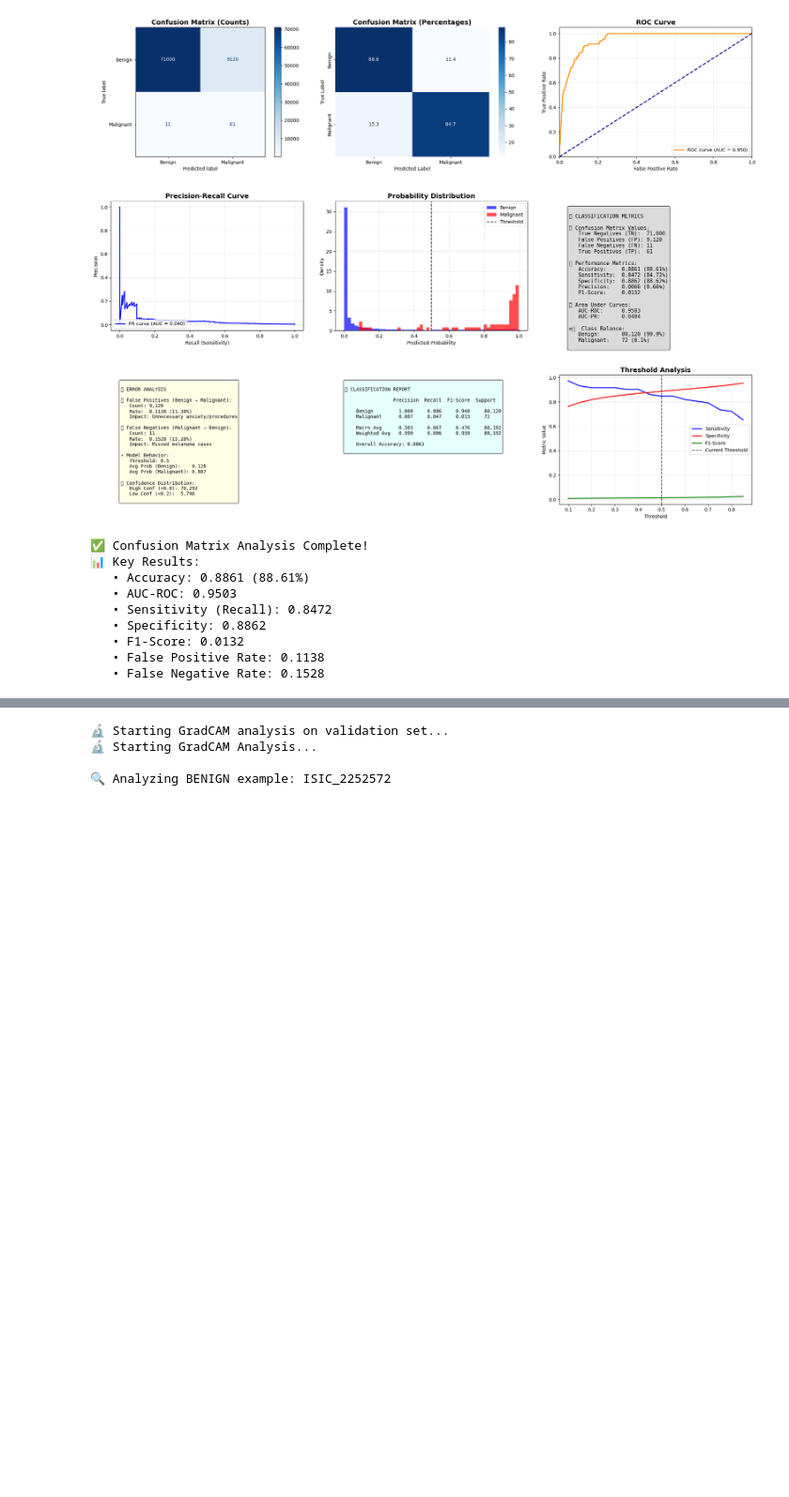
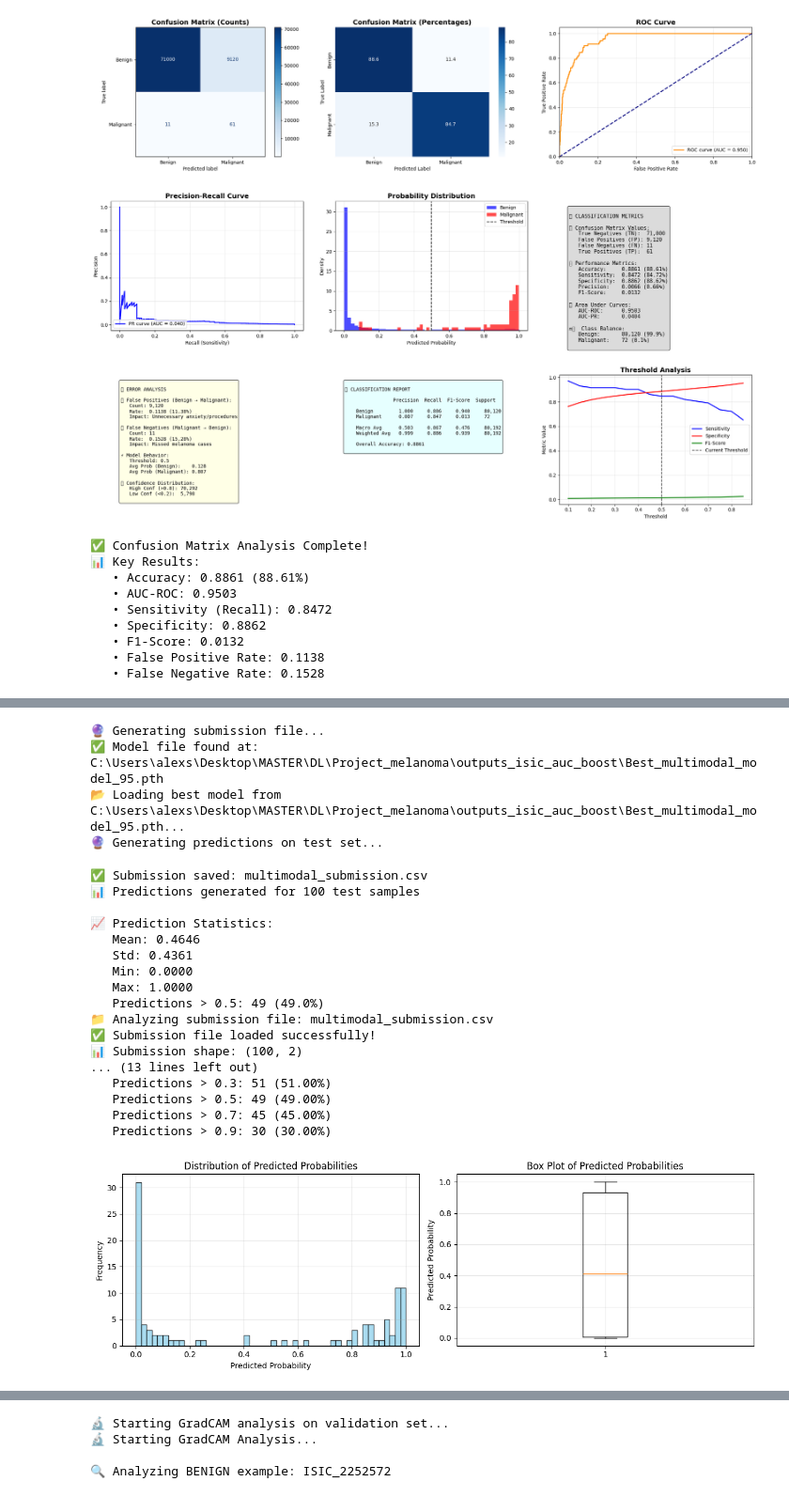
Before and after one commit to sprieton/ISIC_DL, a Jupyter notebook: model_95_ROC_AUC.ipynb, the cells around one changed output, grey strips where cells are left out. Shown at 94% size. Saved outputs shown, nothing was run; the diff lists cells and outputs as text; code cells hidden in the pictures; blank space fills up the shorter version.

Commit message:
full runn notebook and model

```diff
--- a/model_95_ROC_AUC.ipynb
+++ b/model_95_ROC_AUC.ipynb
@@ -1180,7 +1171,7 @@ print("📋 Use: analyze_gradcam_examples() to visualize predictions")
 # SUBMISSION FILE ANALYSIS
 # =============================================================================
 
-def analyze_submission_file(submission_path="submission_1.csv"):
+def analyze_submission_file(submission_path="multimodal_submission.csv"):
     """
     Analyze the submission file format and statistics
     """
@@ -1203,10 +1194,10 @@ def analyze_submission_file(submission_path="submission_1.csv"):
     missing_columns = [col for col in required_columns if col not in submission_df.columns]
 
     if missing_columns:
-        print(f"❌ Missing required columns: {missing_columns}")
+        print(f"Missing required columns: {missing_columns}")
         return None
 
-    print(f"✅ All required columns present")
+    print(f"All required columns present")
 
     # Analyze predictions
     predictions = submission_df['target']
@@ -1247,7 +1238,7 @@ def analyze_submission_file(submission_path="submission_1.csv"):
     plt.show()
 
     # Show first few rows
-    print(f"\n📋 First 10 rows of submission:")
+    print(f"\nFirst 10 rows of submission:")
     print(submission_df.head(10).to_string(index=False))
 
     # Check for duplicates
@@ -1263,7 +1254,7 @@ def analyze_submission_file(submission_path="submission_1.csv"):
         print(f"\n⚠️  Missing values found:")
         print(missing_values)
     else:
-        print(f"\n✅ No missing values found")
+        pass
 
     return submission_df
 # %% [markdown]
@@ -1830,0 +1786,63 @@ print("\n✅ Ready to submit to Kaggle!")
+# %%
+# =============================================================================
+# GENERATE SUBMISSION
+# =============================================================================
+
+print("🔮 Generating submission file...")
+
+# Use the correct model path from training
+MODEL_PATH = 'C:\\Users\\alexs\\Desktop\\MASTER\\DL\\Project_melanoma\\outputs_isic_auc_boost\\Best_multimodal_model_95.pth'  # This is where training saves it
+
+# Check if the model file exists
+import os
+if not os.path.exists(MODEL_PATH):
+    print(f"❌ Model file not found at: {MODEL_PATH}")
+    print(f"📁 Looking for available model files...")
+    # List all .pth files in current directory
+    pth_files = [f for f in os.listdir('.') if f.endswith('.pth')]
+    print(f"   Found: {pth_files}")
+else:
+    print(f"✅ Model file found at: {MODEL_PATH}")
+
+# Load the model's state dictionary
+multimodal_model.load_state_dict(torch.load(MODEL_PATH, map_location=device))
+
+# Generate submission (don't pass model_path again since we already loaded it)
+submission_df = generate_multimodal_submission(
+    model=multimodal_model,
+    test_loader=test_loader_multimodal,
+    model_path=MODEL_PATH  # Pass the correct path
+)
+
+# Analyze the submission file
+submission_analysis = analyze_submission_file("multimodal_submission.csv")
+
+# Compute AUC-ROC on submission (if ground truth is available)
+# Note: In a real scenario, ground truth for test set is not available. Here we assume it's available for analysis purposes.
+
+ground_truth_test = pd.read_csv("ground_truth_test.csv")
+
+print("\n✅ Ready to submit to Kaggle!")
+# %% [output]
+🔮 Generating submission file...
+✅ Model file found at: C:\Users\alexs\Desktop\MASTER\DL\Project_melanoma\outputs_isic_auc_boost\Best_multimodal_model_95.pth
+📂 Loading best model from C:\Users\alexs\Desktop\MASTER\DL\Project_melanoma\outputs_isic_auc_boost\Best_multimodal_model_95.pth...
+🔮 Generating predictions on test set...
+✅ Submission saved: multimodal_submission.csv
+📊 Predictions generated for 100 test samples
+
+📈 Prediction Statistics:
+   Mean: 0.4646
+   Std: 0.4361
+   Min: 0.0000
+   Max: 1.0000
+   Predictions > 0.5: 49 (49.0%)
+📁 Analyzing submission file: multimodal_submission.csv
+✅ Submission file loaded successfully!
+📊 Submission shape: (100, 2)
+... (13 lines left out)
+   Predictions > 0.3: 51 (51.00%)
+   Predictions > 0.5: 49 (49.00%)
+   Predictions > 0.7: 45 (45.00%)
+   Predictions > 0.9: 30 (30.00%)
+[figure, added]
```
Also changed, not shown: parts of 13 cells of this notebook, 1 other file.
